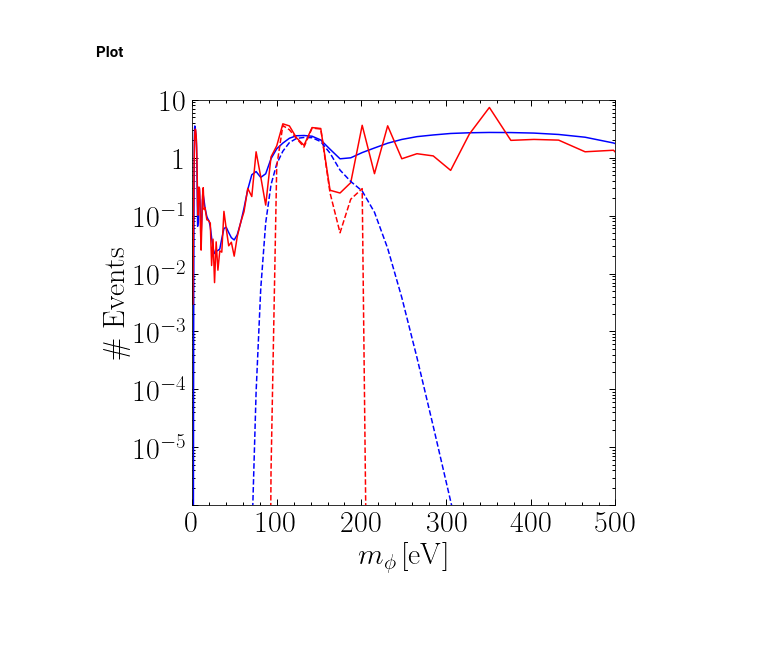
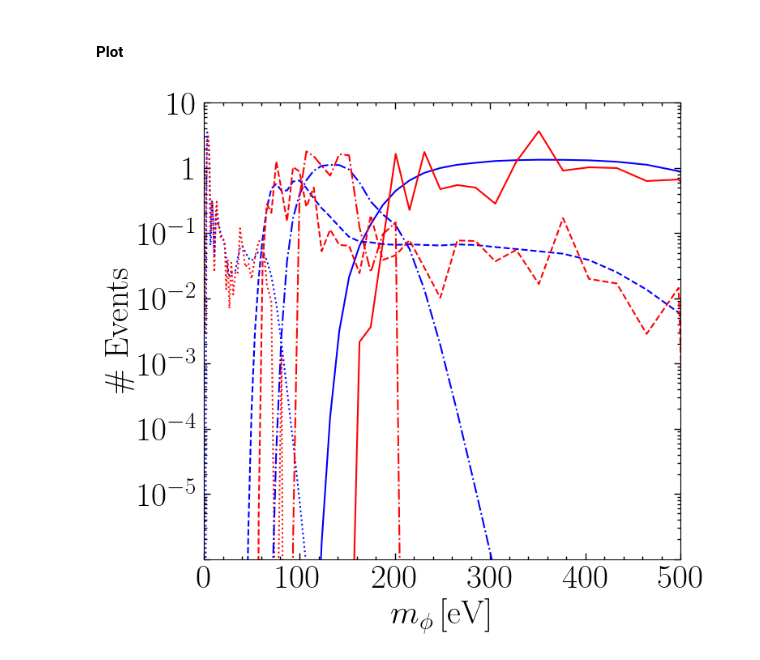
Before and after one commit to tanner-trickle/EXCEED-DM, a Jupyter notebook: examples/9/analysis.ipynb, the cells around one changed output. Saved outputs shown, nothing was run; the diff lists cells and outputs as text; code cells hidden in the pictures; blank space fills up the shorter version.

```diff
--- a/examples/9/analysis.ipynb
+++ b/examples/9/analysis.ipynb
@@ -113,34 +129,62 @@ axes.plot(
     masses_eV,
     np.log10(abs_rates_1),
     color = 'blue'
 )
 
 axes.plot(
     masses_eV,
     np.log10(abs_rates_2),
     color = 'red'
 )
 
 axes.plot(
+    masses_eV_ex6,
+    np.log10(abs_rates_ex6_1),
+    color = 'blue',
+    linestyle = ':'
+)
+
+axes.plot(
+    masses_eV_ex6,
+    np.log10(abs_rates_ex6_2),
+    color = 'red',
+    linestyle = ':'
+)
+
+axes.plot(
     masses_eV_ex7,
     np.log10(abs_rates_ex7_1),
+    color = 'blue',
+    linestyle = '-.'
+)
+
+axes.plot(
+    masses_eV_ex7,
+    np.log10(abs_rates_ex7_2),
+    color = 'red',
+    linestyle = '-.'
+)
+
+axes.plot(
+    masses_eV_ex8,
+    np.log10(abs_rates_ex8_1),
     color = 'blue',
     linestyle = '--'
 )
 
 axes.plot(
-    masses_eV_ex7,
-    np.log10(abs_rates_ex7_2),
+    masses_eV_ex8,
+    np.log10(abs_rates_ex8_2),
     color = 'red',
     linestyle = '--'
 )
 
 fig.tight_layout()
 
 if save_fig:
-    plt.savefig('./output/Si_absorption_rate_cc_cf_compare.pdf',
+    plt.savefig('./output/Si_absorption_rate_vc_vf_cc_cf_compare.pdf',
                 bbox_inches='tight', pad_inches = 0.075)
 
 plt.show()
 # %% [output]
-[figure, old version]
+[figure, new version]
```
Also changed, not shown: parts of 3 cells of this notebook, 21 other files.
